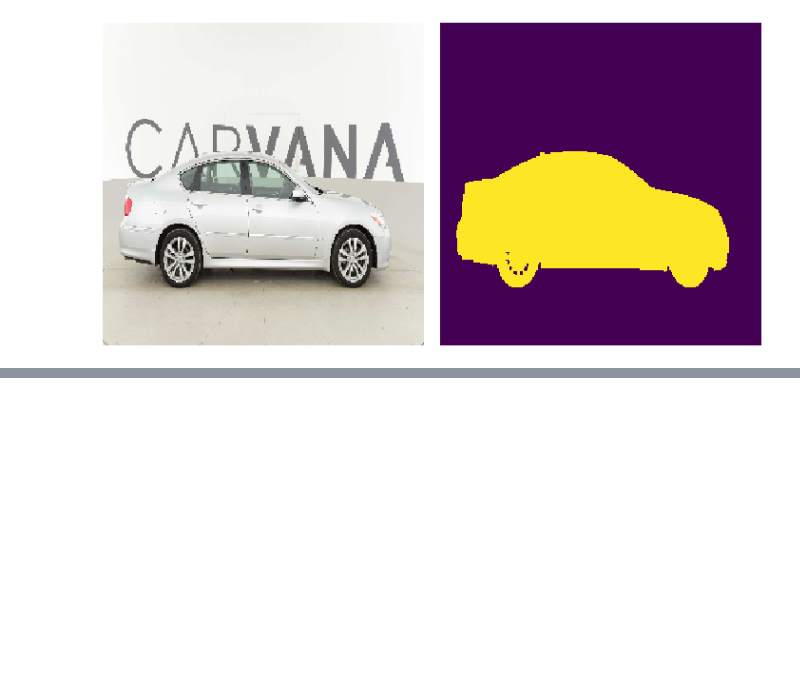
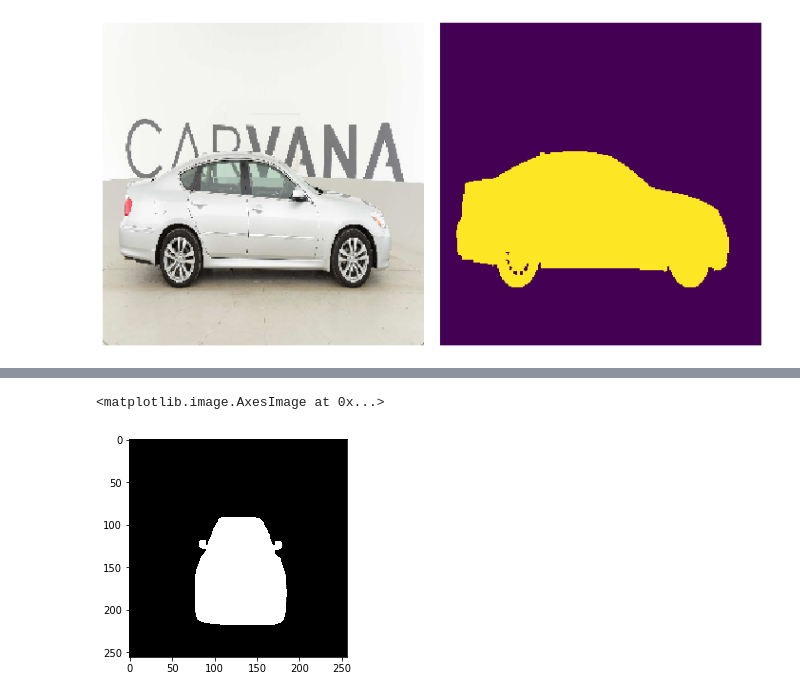
Before and after one commit to jpbacher/image-segmentation, a Jupyter notebook: notebooks/explore.ipynb, the cells around one changed output, grey strips where cells are left out. Cells and saved outputs as stored; diff of their text form; code cells hidden in the pictures; blank space fills up the shorter version.

```diff
--- a/notebooks/explore.ipynb
+++ b/notebooks/explore.ipynb
@@ -65,0 +90,5 @@ plot_img_mask(img, mask)
+# %%
+plt.imshow(train_masks[0] / 255.)
+# %% [output]
+<matplotlib.image.AxesImage at 0x...>
+[figure, added]
```
Also changed, not shown: parts of 16 cells of this notebook.
